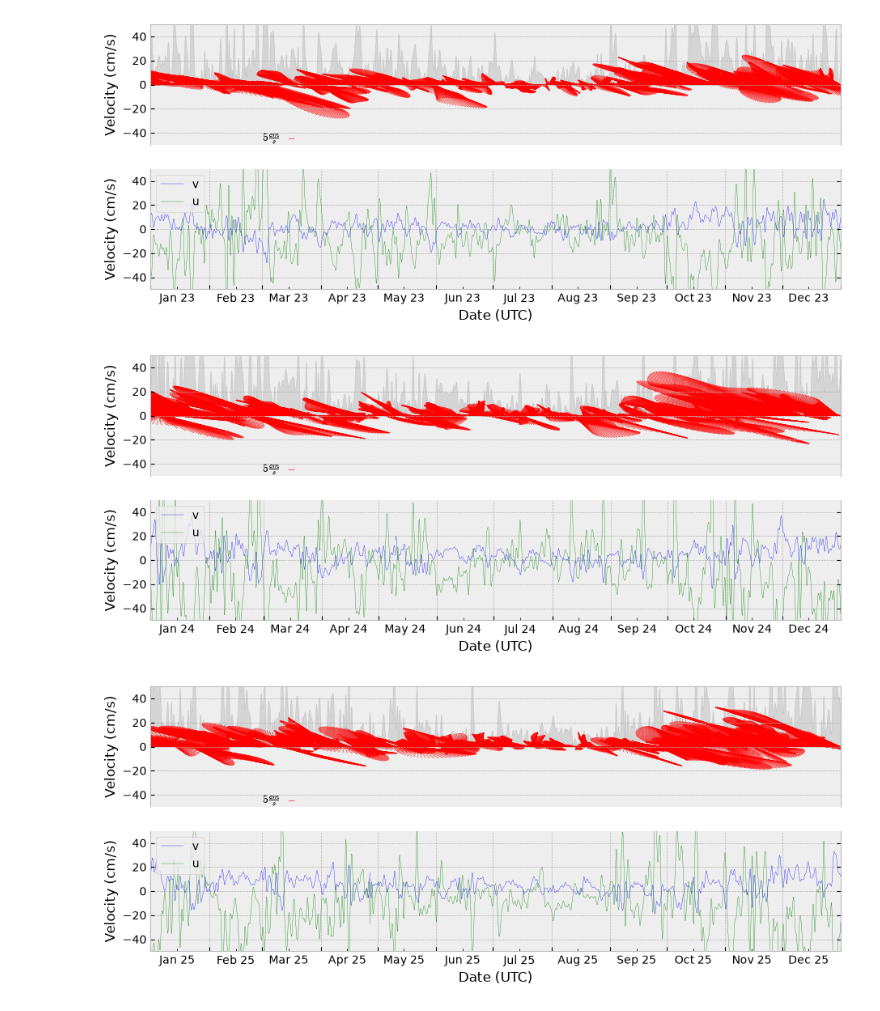
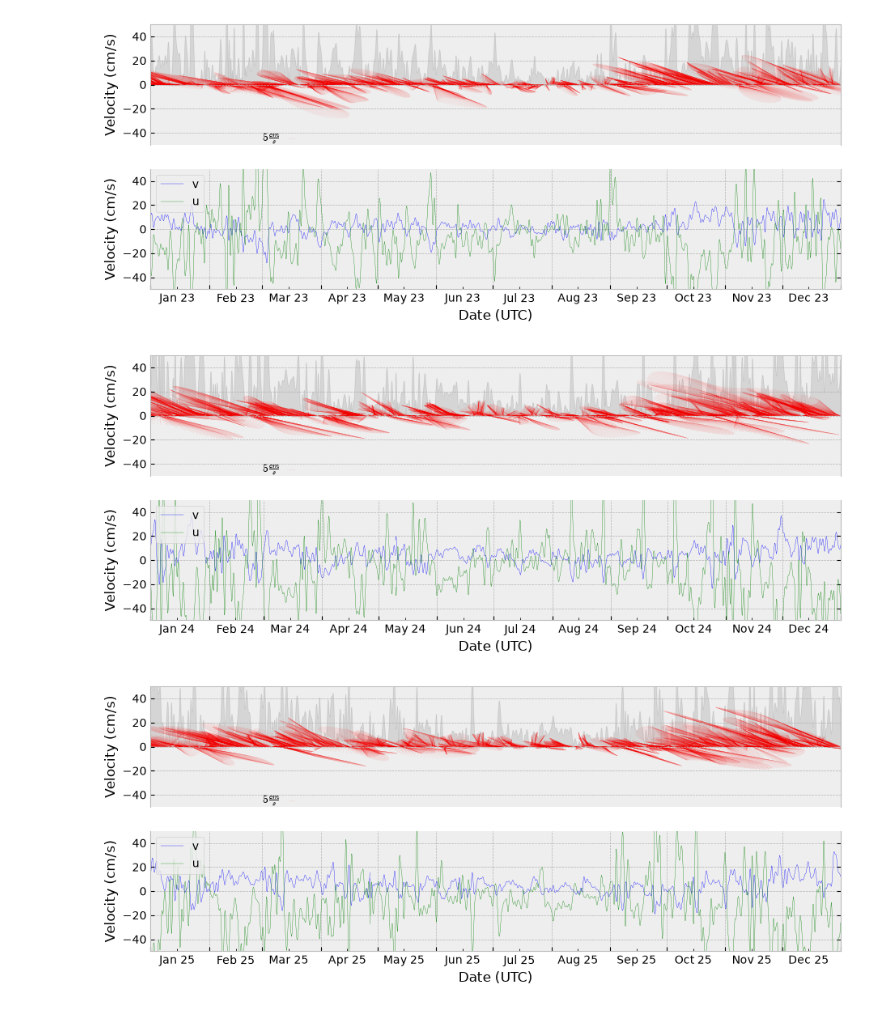
Before and after one commit to NOAA-PMEL/EcoFOCI_FieldOps_Documentation, a Jupyter notebook: DataProcessingDocumentation/2. EcoFOCI_DataProcesssing_Records/Utilities/Tools for Exploring/ADCP_Plots.ipynb, the cells around one changed output. Cells and saved outputs as stored; diff of their text form; code cells hidden in the pictures.

```diff
--- a/DataProcessingDocumentation/2. EcoFOCI_DataProcesssing_Records/Utilities/Tools for Exploring/ADCP_Plots.ipynb
+++ b/DataProcessingDocumentation/2. EcoFOCI_DataProcesssing_Records/Utilities/Tools for Exploring/ADCP_Plots.ipynb
@@ -17,11 +17,11 @@ import matplotlib.ticker as ticker
 # %%
 #load
 url = "http://akutan.pmel.noaa.gov:8080/erddap"
-adcp_00_data = xr.load_dataset(url+'/griddap/ADCP_Mooring_20bsp14a_final')
-adcp_01_data = xr.load_dataset(url+'/griddap/ADCP_Mooring_22bsp14a_final')
-adcp_02_data = xr.load_dataset(url+'/griddap/ADCP_Mooring_23bsp14a_final')
-adcp_03_data = xr.load_dataset(url+'/griddap/ADCP_Mooring_24bsp14a_final')
-# adcp_04_data = xr.load_dataset(url+'/griddap/ADCP_Mooring_25bsp14a_final')
+# adcp_00_data = xr.load_dataset(url+'/griddap/ADCP_Mooring_20upp1a_final')
+adcp_01_data = xr.load_dataset(url+'/griddap/ADCP_Mooring_22upp3a_final')
+adcp_02_data = xr.load_dataset(url+'/griddap/ADCP_Mooring_23upp3a_final')
+adcp_03_data = xr.load_dataset(url+'/griddap/ADCP_Mooring_24upp3a_final')
+adcp_04_data = xr.load_dataset(url+'/griddap/ADCP_Mooring_25upp3a_final')
 # %%
 #plots
 """
@@ -248,15 +248,15 @@ u_comp = pd.DataFrame()
 v_comp = pd.DataFrame()
 
 #index -1 and 2 (deep and shallow)
-u_comp = pd.concat([u_comp,lanzcos_filter_depth(adcp_00_data,'u_comp_current',-1)])
+# u_comp = pd.concat([u_comp,lanzcos_filter_depth(adcp_00_data,'u_comp_current',-1)])
 u_comp = pd.concat([u_comp,lanzcos_filter_depth(adcp_01_data,'u_comp_current',-1)])
 u_comp = pd.concat([u_comp,lanzcos_filter_depth(adcp_02_data,'u_comp_current',-1)])
 u_comp = pd.concat([u_comp,lanzcos_filter_depth(adcp_03_data,'u_comp_current',-1)])
-# u_comp = pd.concat([u_comp,lanzcos_filter_depth(adcp_04_data,'u_comp_current',-1)])
+u_comp = pd.concat([u_comp,lanzcos_filter_depth(adcp_04_data,'u_comp_current',-1)])
 
-v_comp = pd.concat([v_comp,lanzcos_filter_depth(adcp_00_data,'v_comp_current',-1)])
+# v_comp = pd.concat([v_comp,lanzcos_filter_depth(adcp_00_data,'v_comp_current',-1)])
 v_comp = pd.concat([v_comp,lanzcos_filter_depth(adcp_01_data,'v_comp_current',-1)])
 v_comp = pd.concat([v_comp,lanzcos_filter_depth(adcp_02_data,'v_comp_current',-1)])
 v_comp = pd.concat([v_comp,lanzcos_filter_depth(adcp_03_data,'v_comp_current',-1)])
-# v_comp = pd.concat([v_comp,lanzcos_filter_depth(adcp_04_data,'v_comp_current',-1)])
+v_comp = pd.concat([v_comp,lanzcos_filter_depth(adcp_04_data,'v_comp_current',-1)])
 # %% [output]
@@ -287,3 +287,9 @@ v_comp_daily.to_csv('bsp14.6hr.filtered.vcomp.unrotated.sfc.csv')
+# %%
+u_comp_daily = u_comp.resample('1h').mean().resample('1D').first()
+v_comp_daily = v_comp.resample('1h').mean().resample('1D').first()
+
+u_comp_daily.to_csv('upp3a.daily.filtered.ucomp.unrotated.sfc.csv')
+v_comp_daily.to_csv('upp3a.daily.filtered.vcomp.unrotated.sfc.csv')
 # %%
 for y, years in u_comp_daily.groupby(u_comp_daily.index.year):
     stickplot = Timeseries1dStickPlot()
@@ -351,5 +354,5 @@ for y, years in u_comp_daily.groupby(u_comp_daily.index.year):
     fig,ax = stickplot.plot(years.index,
                             udata=years['u_comp_current'],
                             vdata=v_comp_daily.groupby(v_comp_daily.index.year).get_group(y)['v_comp_current'],
-                            rotate=-0, ylim=[-50,50], xlim=[y,y+1],linescale=10)
+                            rotate=-0, ylim=[-50,50], xlim=[y,y+1],linescale=1)
 # %% [output]
@@ -357,3 +360,3 @@ for y, years in u_comp_daily.groupby(u_comp_daily.index.year):
-[figure, old version]
+[figure, new version]
-[figure, old version]
+[figure, new version]
-[figure, old version]
+[figure, new version]
```
Also changed, not shown: parts of 5 cells of this notebook, 16 other files.
